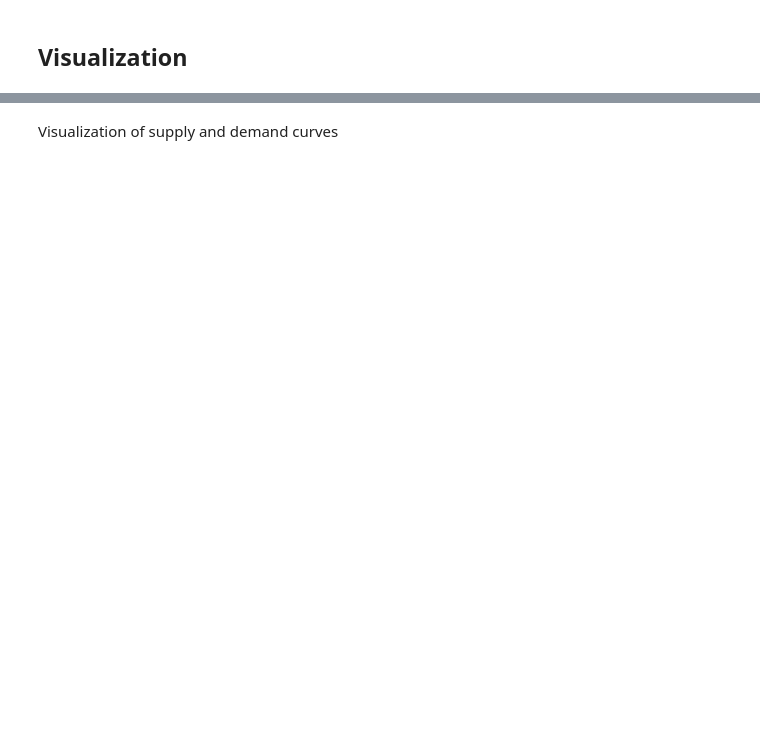
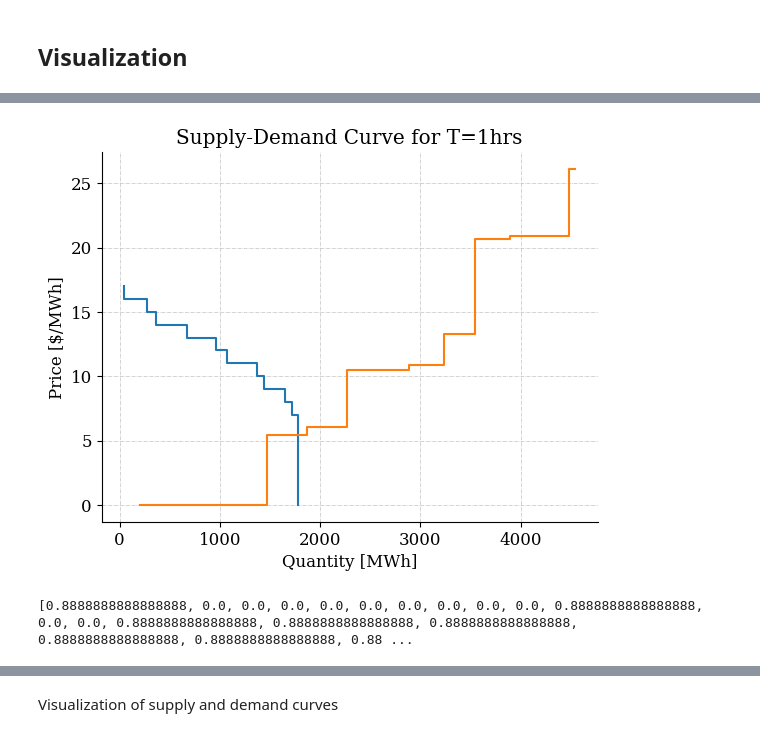
Before and after one commit to Hvid1999/46755, a Jupyter notebook: Assignment 1/task_1.ipynb, the cells around one changed output, grey strips where cells are left out. Cells and saved outputs as stored; diff of their text form; code cells hidden in the pictures; blank space fills up the shorter version.

Commit message:
updated_supply-demand

```diff
--- a/Assignment 1/task_1.ipynb
+++ b/Assignment 1/task_1.ipynb
@@ -248,0 +250,30 @@ plt.show()
+# %%
+#=================== Demand Data ==========================
+bid_pairs = pd.DataFrame() # pairing load demand and bid price
+bid_pairs["load"] = load
+bid_pairs["bid"] = bid_prices
+sorted_bids = bid_pairs.sort_values(by='bid', ascending=False) # sort the prices from high to low
+sorted_bids['cummulative_load'] = sorted_bids['load'].cumsum() # plotting SD-curves requires cummulative quantity values for the x-axis
+
+#=================== Supply Data ==========================
+offer_pairs = pd.DataFrame() # pairing gen. max capacity and offer price
+offer_pairs["capacity"] = gen_data['P max MW']
+offer_pairs["offer"] = gen_costs['C ($/MWh)']
+wind = wind_data.iloc[0,:].values
+wind_final = pd.DataFrame(wind, columns=['capacity'])
+wind_final["offer"] = 0
+offer_pairs = pd.concat([offer_pairs, wind_final], axis = 0, ignore_index=False).reset_index(drop=True)
+sorted_offers = offer_pairs.sort_values(by='offer', ascending=True) # sort the prices from low to high
+sorted_offers['cummulative_capacity'] = sorted_offers['capacity'].cumsum() # plotting SD-curves requires cummulative quantity values for the x-axis
+
+#============== Plotting supply-demand curves =============
+plt.step(sorted_bids['cummulative_load'], sorted_bids["bid"])
+plt.step(sorted_offers['cummulative_capacity'], sorted_offers['offer'])
+plt.xlabel('Quantity [MWh]')
+plt.ylabel('Price [$/MWh]')
+plt.title(f'Supply-Demand Curve for T={t+1}hrs')
+plt.show()
+print(m.Pi)
+# %% [output]
+[figure, added]
+[0.8888888888888888, 0.0, 0.0, 0.0, 0.0, 0.0, 0.0, 0.0, 0.0, 0.0, 0.8888888888888888, 0.0, 0.0, 0.8888888888888888, 0.8888888888888888, 0.8888888888888888, 0.8888888888888888, 0.8888888888888888, 0.88 ...
```
Also changed, not shown: parts of 8 cells of this notebook.
